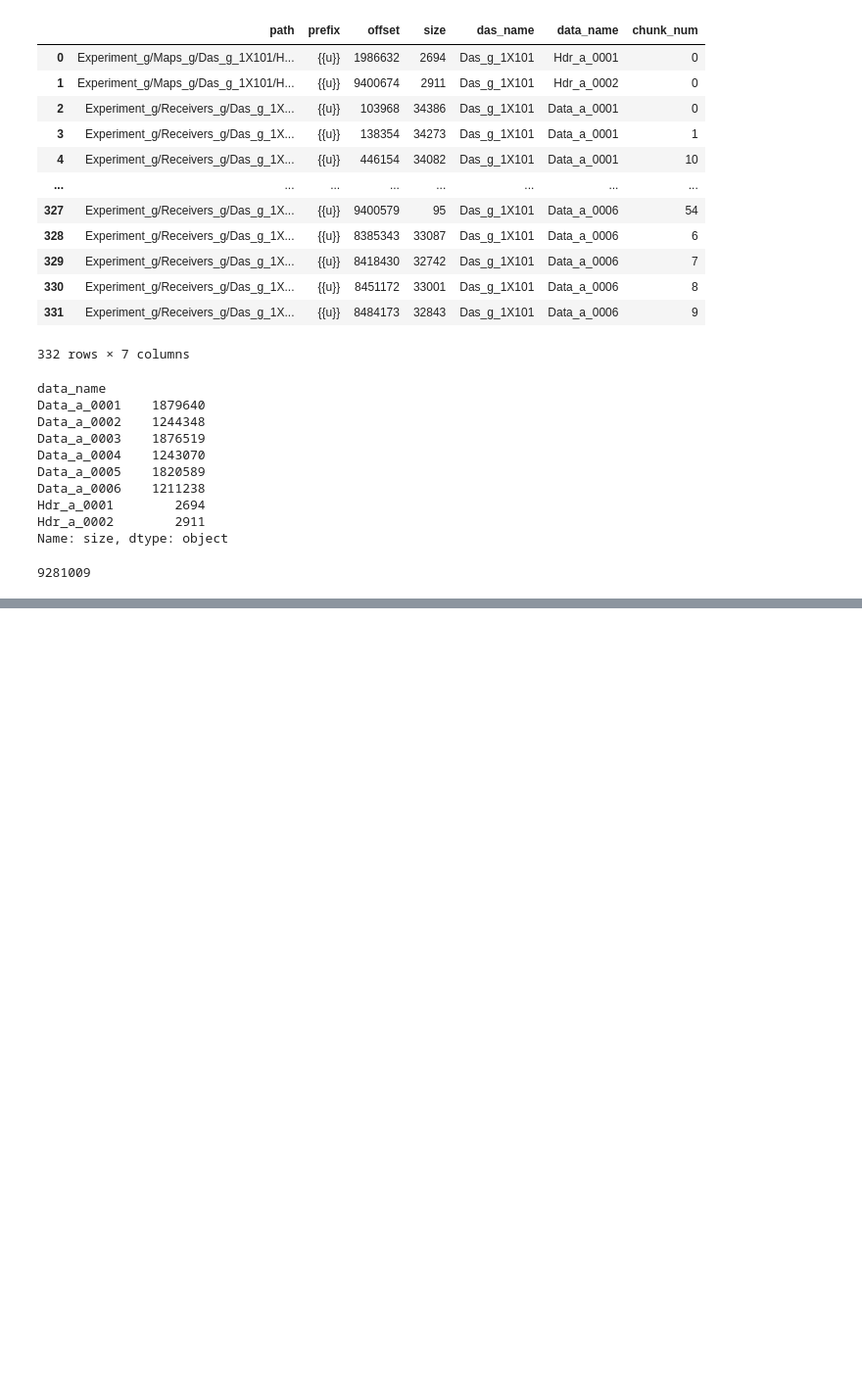
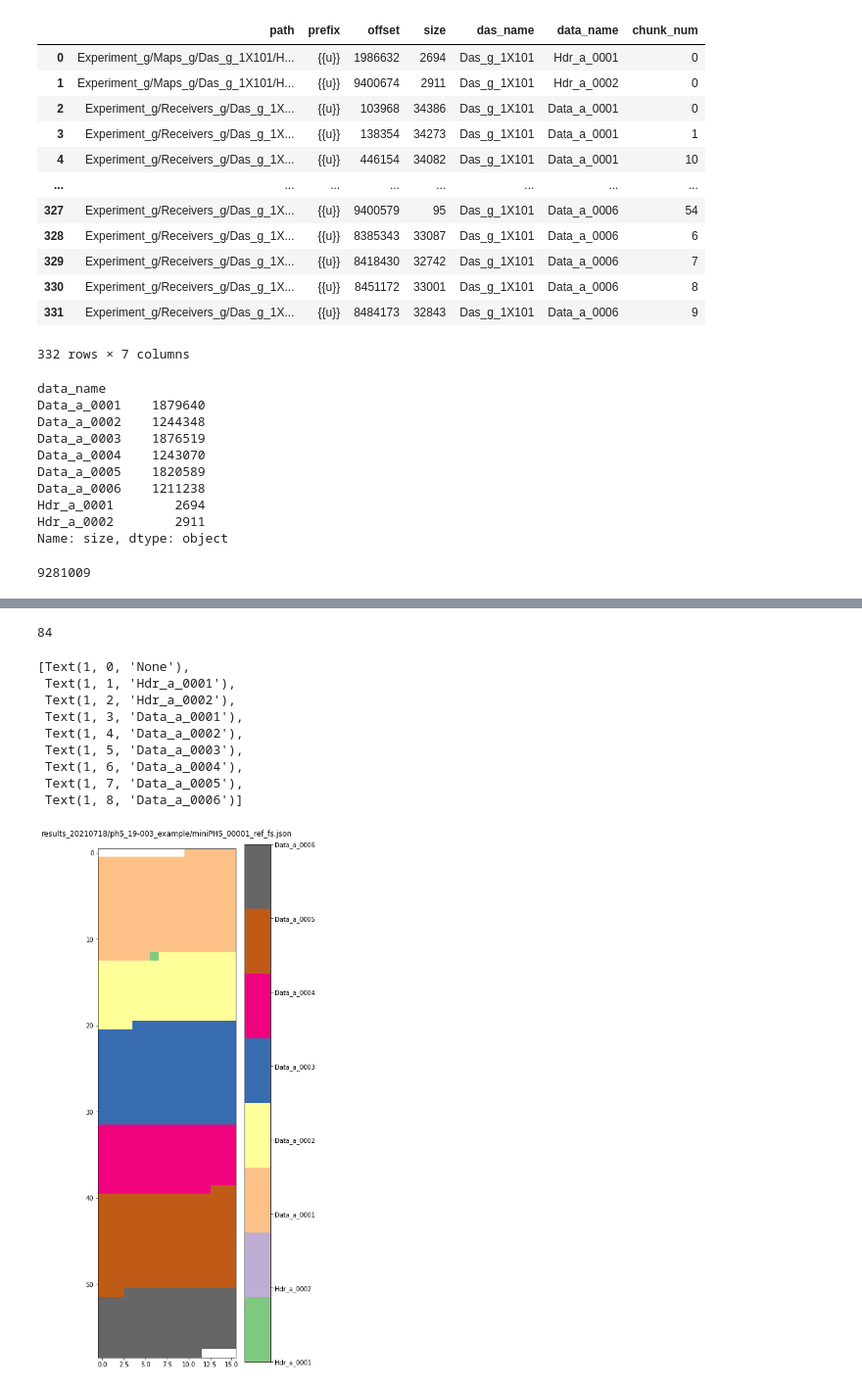
Before and after one commit to mbriggs134/fsspec-reference-maker, a Jupyter notebook: july2021_ph5_data_check.ipynb, the cells around one changed output, grey strips where cells are left out. Shown: that part at 98% size. Cells and saved outputs as stored; diff of their text form; code cells hidden in the pictures; blank space fills up the shorter version.

```diff
--- a/july2021_ph5_data_check.ipynb
+++ b/july2021_ph5_data_check.ipynb
@@ -81,0 +118,52 @@ df['size'].sum()
+# %%
+df['size'].min()
+# %% [output]
+84
+# %%
+# create n x m of 10K blocks
+FRAG_BIN_SIZE = 10e3 # 10k bytes
+n_cols = 16
+max_byte = frag_df['end'].max()
+n_blocks = math.ceil(max_byte / FRAG_BIN_SIZE)
+n_rows = math.ceil(n_blocks / n_cols)
+blocks = np.zeros(shape = [n_rows, n_cols])
+# %%
+data_names = frag_df['data_name'].unique()
+color_enum = list(enumerate(data_names, start=1))
+for color_n, name in color_enum:
+    # frag_df.loc(frag_df['data_name'] == name)['data_color']
+    frag_df.loc[frag_df['data_name'] == name, 'data_color']= color_n
+# %%
+block_iv = pd.interval_range(start=0, end=max_byte, freq=10e3)
+
+# test = block_iv[100].overlaps(frag_iv_idx)
+overlaps_idx = frag_iv_idx.overlaps(block_iv[0])
+test = frag_df[overlaps_idx]['data_color']
+a = test.mode().get(0, np.nan)
+
+# block_iv.apply(block_iv.overlaps, frag_df['iv'])
+color_blocks = block_iv.map(lambda x: frag_df.loc[frag_iv_idx.overlaps(x), 'data_color'].mode().get(0, np.nan))
+# %%
+c = color_blocks.to_numpy()
+c_resize = np.resize(c, n_rows*n_cols) # add filler at the end to make it rectangular
+c_reshaped = c_resize.reshape((n_rows, n_cols,))
+# %%
+fig, ax = plt.subplots(figsize = (5, 50))
+
+cax = ax.imshow(c_reshaped, cmap=cm.Accent)
+ax.set_title(mini_json_filename, pad=20)
+#
+# # Add colorbar, make sure to specify tick locations to match desired ticklabels
+cbar = fig.colorbar(cax, ticks=range(0,9))
+cbar.ax.set_yticklabels(['None', *data_names])  # vertically oriented colorbar
+# %% [output]
+[Text(1, 0, 'None'),
+ Text(1, 1, 'Hdr_a_0001'),
+ Text(1, 2, 'Hdr_a_0002'),
+ Text(1, 3, 'Data_a_0001'),
+ Text(1, 4, 'Data_a_0002'),
+ Text(1, 5, 'Data_a_0003'),
+ Text(1, 6, 'Data_a_0004'),
+ Text(1, 7, 'Data_a_0005'),
+ Text(1, 8, 'Data_a_0006')]
+[figure, added]
```
Also changed, not shown: parts of 4 cells of this notebook, 2 other files.
